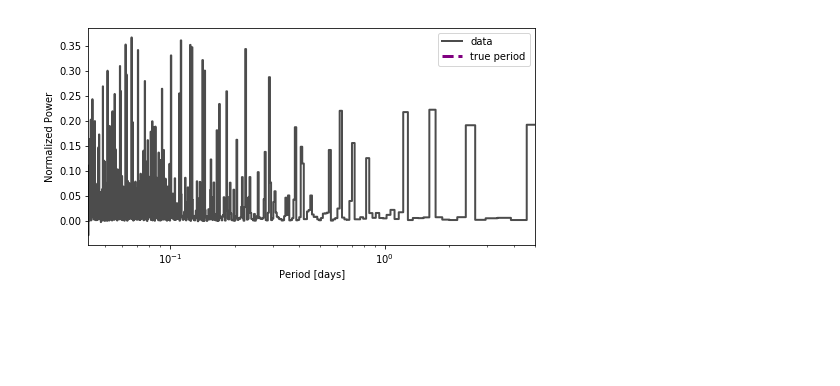
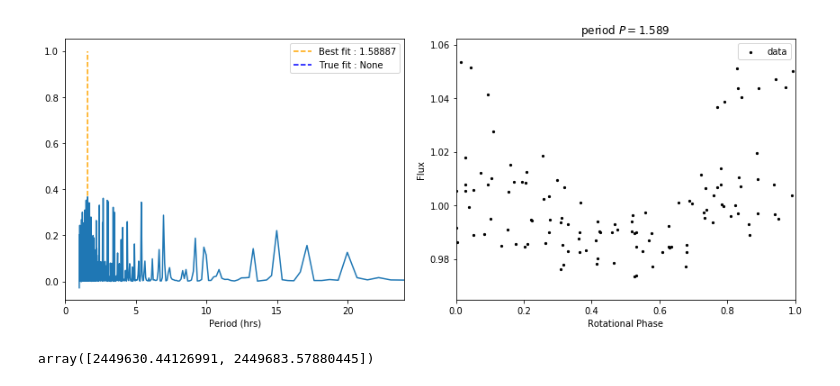
Before and after one commit to dirac-institute/CometGPs, a Jupyter notebook: cwl_sandbox/Period Percentile Plotting Scrapbook.ipynb, the cells around one changed output. Drawn from its saved outputs; the diff is of its cells as text; code cells hidden in the pictures; blank space fills up the shorter version.

Commit message:
updated plotting period hist

```diff
--- a/cwl_sandbox/Period Percentile Plotting Scrapbook.ipynb
+++ b/cwl_sandbox/Period Percentile Plotting Scrapbook.ipynb
@@ -191,6 +191,6 @@ time, flux, flux_err= read_data(filename, datadir)
 # %%
 asteroid = GPFit(time, flux, flux_err)
 # %%
-asteroid.daniela_lsp(true_period, nterms)
+asteroid.run_lsp(true_period, nterms)
 # %% [output]
-[figure, old version]
+[figure, new version]
@@ -196,0 +199,4 @@ asteroid.daniela_lsp(true_period, nterms)
+# %%
+percentile_range
+# %% [output]
+array([2449630.44126991, 2449683.57880445])
```
Also changed, not shown: parts of 1 cell of this notebook, 14 other files.
